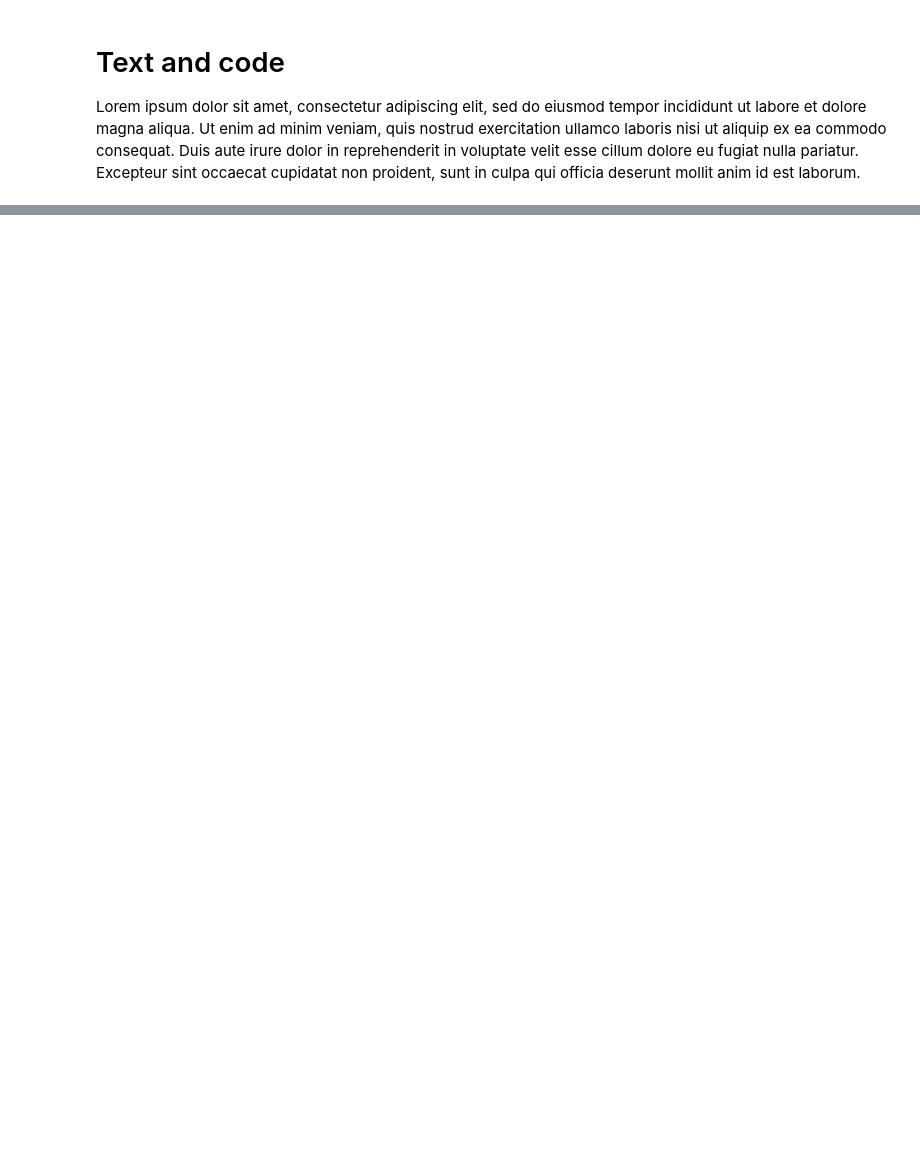
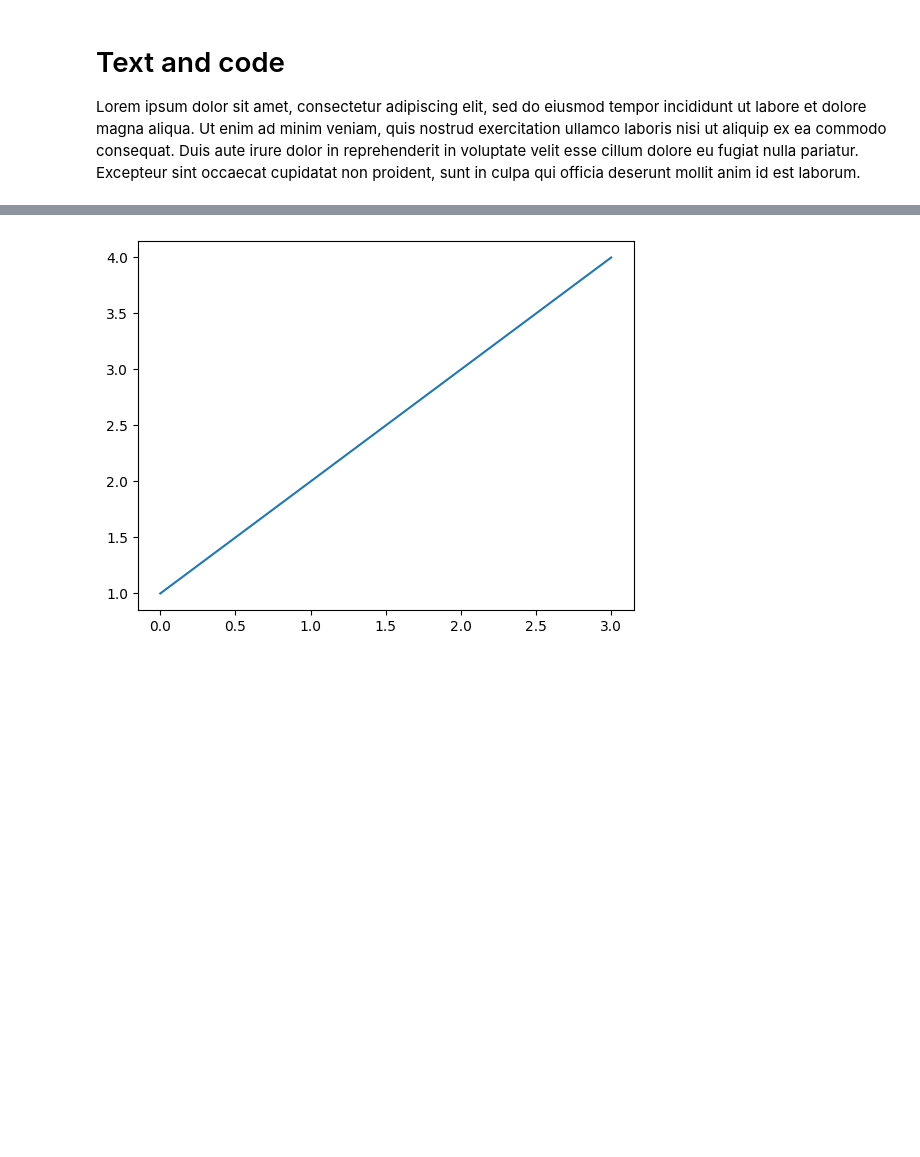
Before and after one commit to naresh-ub/my_template, a Jupyter notebook: book/some_content/text_and_code.ipynb, the cells around one changed output, grey strips where cells are left out. Cells and saved outputs as stored; diff of their text form; code cells hidden in the pictures; blank space fills up the shorter version.

Commit message:
auto-execute test matplotlib

```diff
--- a/book/some_content/text_and_code.ipynb
+++ b/book/some_content/text_and_code.ipynb
@@ -12,3 +12,9 @@ pwd
+# %%
+import matplotlib.pyplot as plt
+plt.plot([1,2,3,4])
+plt.show()
+# %% [output]
+[figure, added]
 # %%
 %matplotlib widget
 
```
Also changed, not shown: parts of 2 cells of this notebook, 9 other files.
